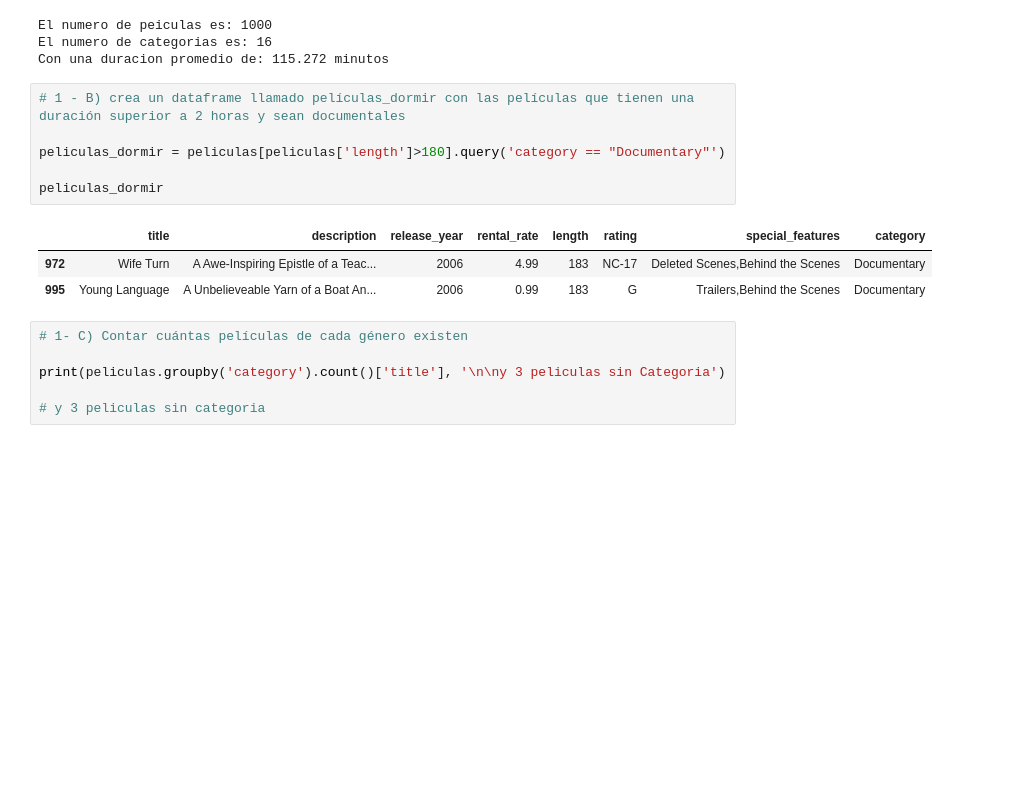
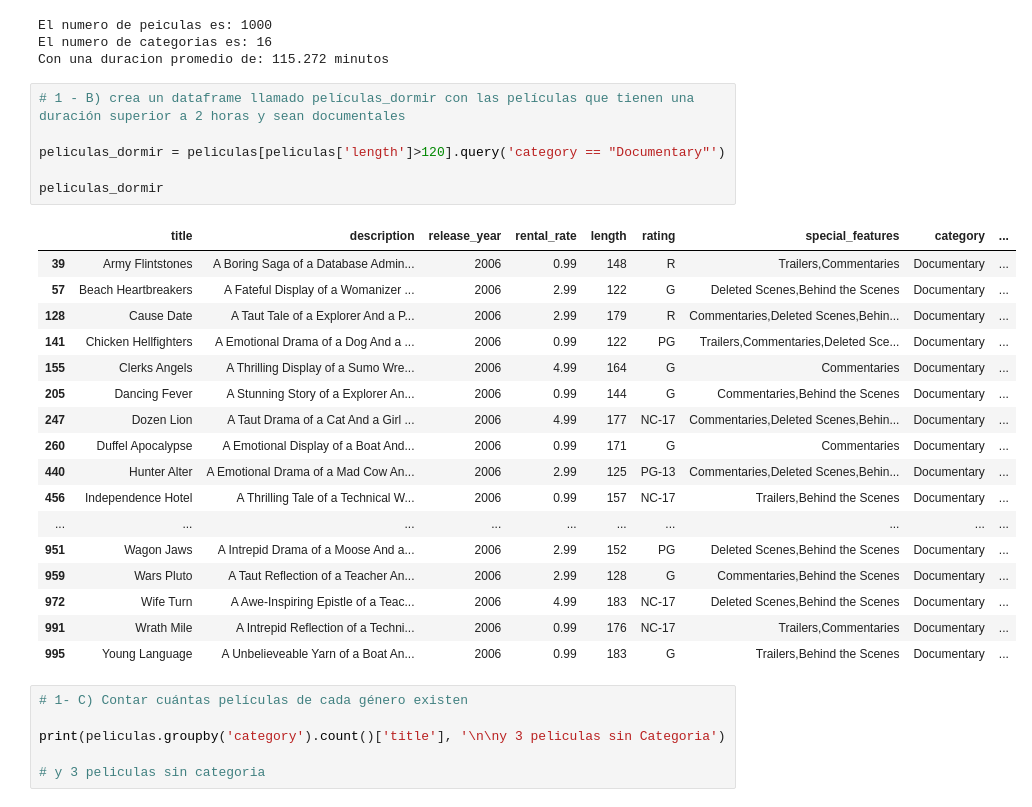
Before and after one commit to SalvadorAlmaguer0/EstadisticaAplicada, a Jupyter notebook: 1erParcial_SAO_2076430_EAG41_ago2023.ipynb, the cells around one changed output. Saved outputs shown, nothing was run; the diff lists cells and outputs as text; blank space fills up the shorter version.

```diff
--- a/1erParcial_SAO_2076430_EAG41_ago2023.ipynb
+++ b/1erParcial_SAO_2076430_EAG41_ago2023.ipynb
@@ -42,13 +42,27 @@ Con una duracion promedio de: 115.272 minutos
 # %%
 # 1 - B) crea un dataframe llamado películas_dormir con las películas que tienen una duración superior a 2 horas y sean documentales
 
-peliculas_dormir = peliculas[peliculas['length']>180].query('category == "Documentary"')
+peliculas_dormir = peliculas[peliculas['length']>120].query('category == "Documentary"')
 
 peliculas_dormir
 # %% [output]
-|  | title | description | release_year | rental_rate | length | rating | special_features | category |
-| 972 | Wife Turn | A Awe-Inspiring Epistle of a Teac... | 2006 | 4.99 | 183 | NC-17 | Deleted Scenes,Behind the Scenes | Documentary |
-| 995 | Young Language | A Unbelieveable Yarn of a Boat An... | 2006 | 0.99 | 183 | G | Trailers,Behind the Scenes | Documentary |
+|  | title | description | release_year | rental_rate | length | rating | special_features | category | ... |
+| 39 | Army Flintstones | A Boring Saga of a Database Admin... | 2006 | 0.99 | 148 | R | Trailers,Commentaries | Documentary | ... |
+| 57 | Beach Heartbreakers | A Fateful Display of a Womanizer ... | 2006 | 2.99 | 122 | G | Deleted Scenes,Behind the Scenes | Documentary | ... |
+| 128 | Cause Date | A Taut Tale of a Explorer And a P... | 2006 | 2.99 | 179 | R | Commentaries,Deleted Scenes,Behin... | Documentary | ... |
+| 141 | Chicken Hellfighters | A Emotional Drama of a Dog And a ... | 2006 | 0.99 | 122 | PG | Trailers,Commentaries,Deleted Sce... | Documentary | ... |
+| 155 | Clerks Angels | A Thrilling Display of a Sumo Wre... | 2006 | 4.99 | 164 | G | Commentaries | Documentary | ... |
+| 205 | Dancing Fever | A Stunning Story of a Explorer An... | 2006 | 0.99 | 144 | G | Commentaries,Behind the Scenes | Documentary | ... |
+| 247 | Dozen Lion | A Taut Drama of a Cat And a Girl ... | 2006 | 4.99 | 177 | NC-17 | Commentaries,Deleted Scenes,Behin... | Documentary | ... |
+| 260 | Duffel Apocalypse | A Emotional Display of a Boat And... | 2006 | 0.99 | 171 | G | Commentaries | Documentary | ... |
+| 440 | Hunter Alter | A Emotional Drama of a Mad Cow An... | 2006 | 2.99 | 125 | PG-13 | Commentaries,Deleted Scenes,Behin... | Documentary | ... |
+| 456 | Independence Hotel | A Thrilling Tale of a Technical W... | 2006 | 0.99 | 157 | NC-17 | Trailers,Behind the Scenes | Documentary | ... |
+| ... | ... | ... | ... | ... | ... | ... | ... | ... | ... |
+| 951 | Wagon Jaws | A Intrepid Drama of a Moose And a... | 2006 | 2.99 | 152 | PG | Deleted Scenes,Behind the Scenes | Documentary | ... |
+| 959 | Wars Pluto | A Taut Reflection of a Teacher An... | 2006 | 2.99 | 128 | G | Commentaries,Behind the Scenes | Documentary | ... |
+| 972 | Wife Turn | A Awe-Inspiring Epistle of a Teac... | 2006 | 4.99 | 183 | NC-17 | Deleted Scenes,Behind the Scenes | Documentary | ... |
+| 991 | Wrath Mile | A Intrepid Reflection of a Techni... | 2006 | 0.99 | 176 | NC-17 | Trailers,Commentaries | Documentary | ... |
+| 995 | Young Language | A Unbelieveable Yarn of a Boat An... | 2006 | 0.99 | 183 | G | Trailers,Behind the Scenes | Documentary | ... |
 # %%
 # 1- C) Contar cuántas películas de cada género existen
 
```
